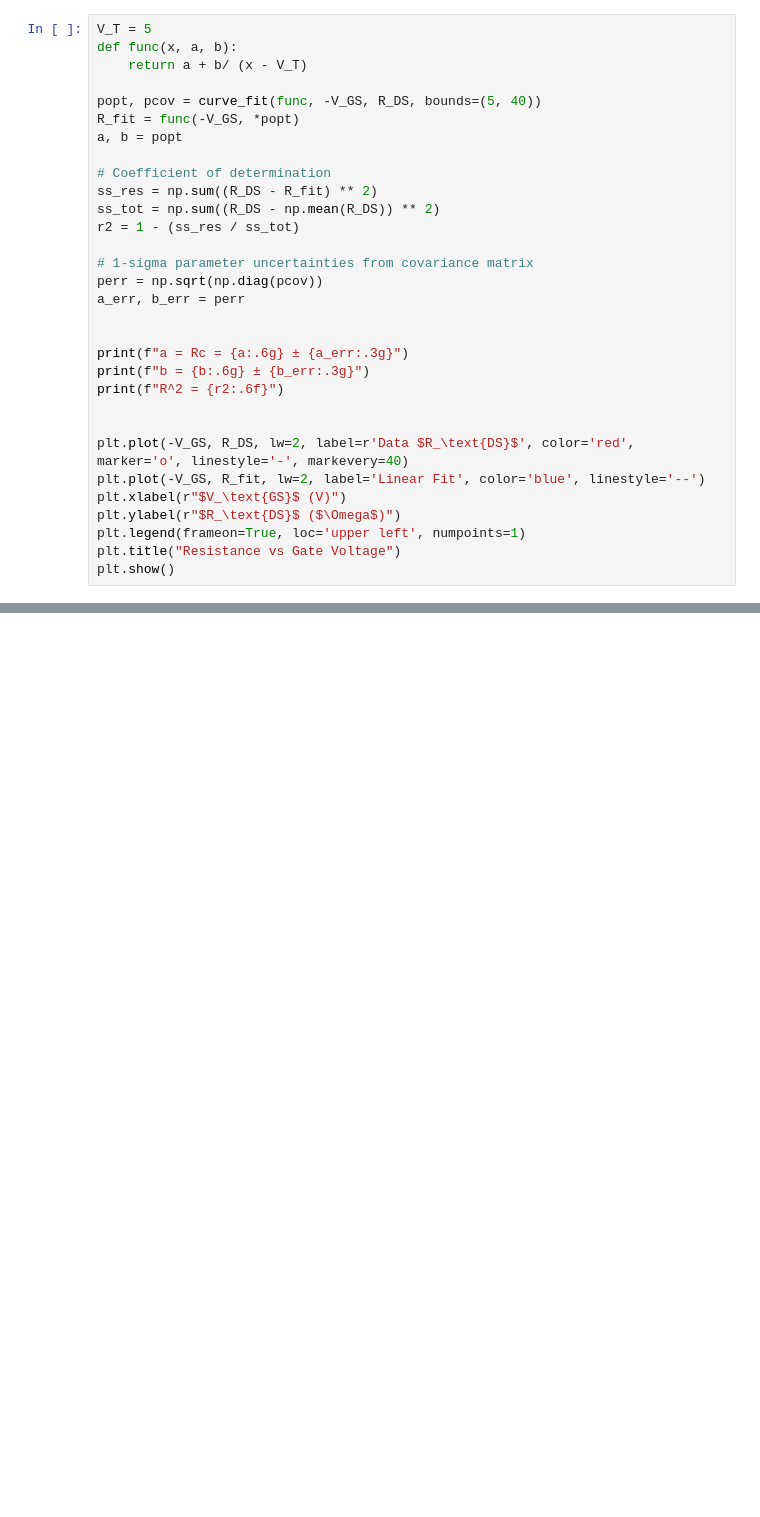
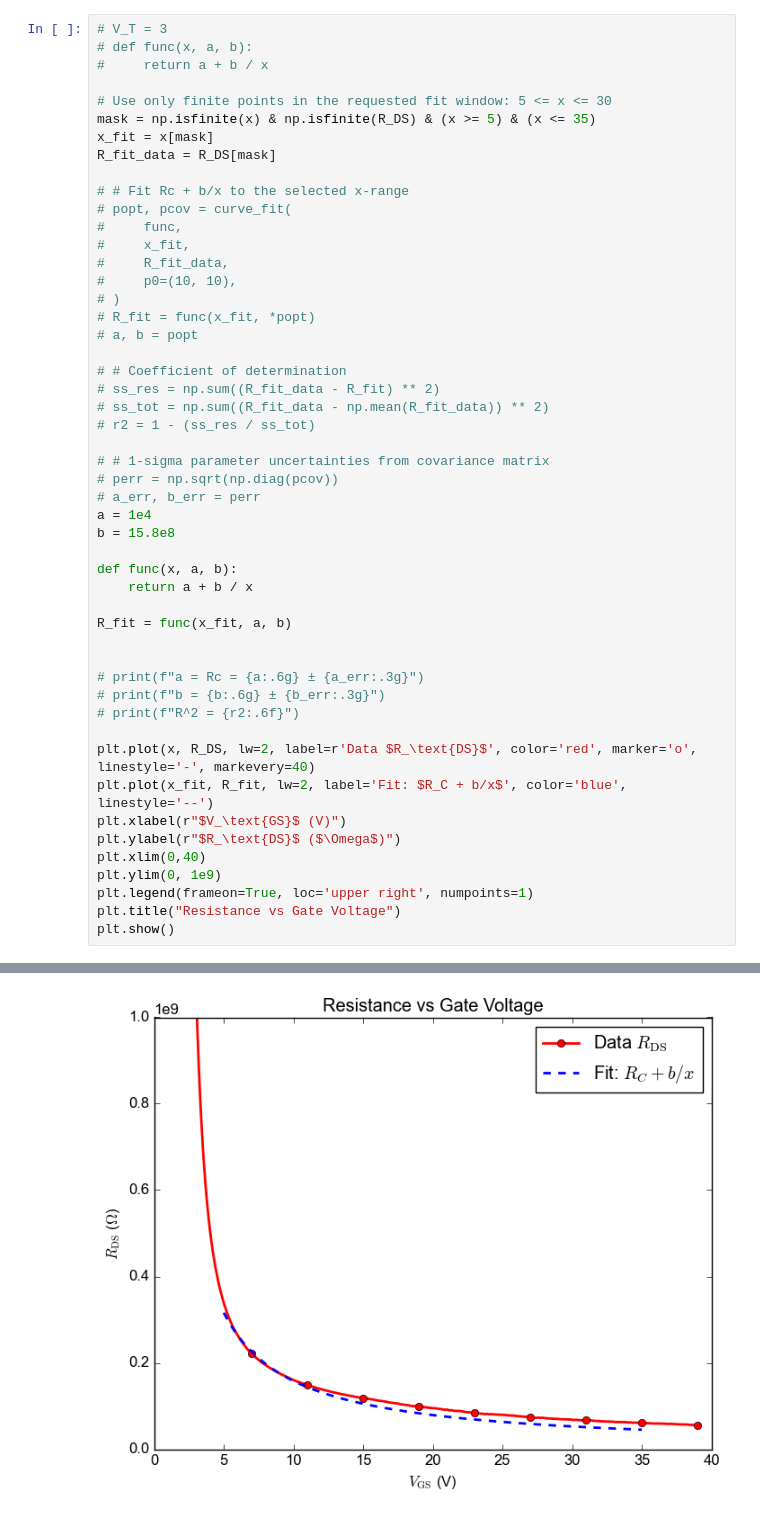
Before and after one commit to phamtrungkien8904/BachelorThesis, a Jupyter notebook: PS/resistance.ipynb, the cells around one changed output, grey strips where cells are left out. Saved outputs shown, nothing was run; the diff lists cells and outputs as text; blank space fills up the shorter version.

```diff
--- a/PS/resistance.ipynb
+++ b/PS/resistance.ipynb
@@ -31,32 +33,51 @@ plt.show()
 # %%
-V_T = 5
+# V_T = 3
+# def func(x, a, b):
+#     return a + b / x
+
+# Use only finite points in the requested fit window: 5 <= x <= 30
+mask = np.isfinite(x) & np.isfinite(R_DS) & (x >= 5) & (x <= 35)
+x_fit = x[mask]
+R_fit_data = R_DS[mask]
+
+# # Fit Rc + b/x to the selected x-range
+# popt, pcov = curve_fit(
+#     func,
+#     x_fit,
+#     R_fit_data,
+#     p0=(10, 10),
+# )
+# R_fit = func(x_fit, *popt)
+# a, b = popt
+
+# # Coefficient of determination
+# ss_res = np.sum((R_fit_data - R_fit) ** 2)
+# ss_tot = np.sum((R_fit_data - np.mean(R_fit_data)) ** 2)
+# r2 = 1 - (ss_res / ss_tot)
+
+# # 1-sigma parameter uncertainties from covariance matrix
+# perr = np.sqrt(np.diag(pcov))
+# a_err, b_err = perr
+a = 1e4
+b = 15.8e8
+
 def func(x, a, b):
-    return a + b/ (x - V_T)
+    return a + b / x
 
-popt, pcov = curve_fit(func, -V_GS, R_DS, bounds=(5, 40))
-R_fit = func(-V_GS, *popt)
-a, b = popt
-
-# Coefficient of determination
-ss_res = np.sum((R_DS - R_fit) ** 2)
-ss_tot = np.sum((R_DS - np.mean(R_DS)) ** 2)
-r2 = 1 - (ss_res / ss_tot)
-
-# 1-sigma parameter uncertainties from covariance matrix
-perr = np.sqrt(np.diag(pcov))
-a_err, b_err = perr
+R_fit = func(x_fit, a, b)
 
 
-print(f"a = Rc = {a:.6g} ± {a_err:.3g}")
-print(f"b = {b:.6g} ± {b_err:.3g}")
-print(f"R^2 = {r2:.6f}")
+# print(f"a = Rc = {a:.6g} ± {a_err:.3g}")
+# print(f"b = {b:.6g} ± {b_err:.3g}")
+# print(f"R^2 = {r2:.6f}")
 
-
-plt.plot(-V_GS, R_DS, lw=2, label=r'Data $R_\text{DS}$', color='red', marker='o', linestyle='-', markevery=40)
-plt.plot(-V_GS, R_fit, lw=2, label='Linear Fit', color='blue', linestyle='--')
+plt.plot(x, R_DS, lw=2, label=r'Data $R_\text{DS}$', color='red', marker='o', linestyle='-', markevery=40)
+plt.plot(x_fit, R_fit, lw=2, label='Fit: $R_C + b/x$', color='blue', linestyle='--')
 plt.xlabel(r"$V_\text{GS}$ (V)")
 plt.ylabel(r"$R_\text{DS}$ ($\Omega$)")
-plt.legend(frameon=True, loc='upper left', numpoints=1)
+plt.xlim(0,40)
+plt.ylim(0, 1e9)
+plt.legend(frameon=True, loc='upper right', numpoints=1)
 plt.title("Resistance vs Gate Voltage")
 plt.show()
 # %% [output]
@@ -63,0 +84 @@ ValueError: Residuals are not finite in the initial point.
+[figure, added]
```
Also changed, not shown: parts of 2 cells of this notebook.
